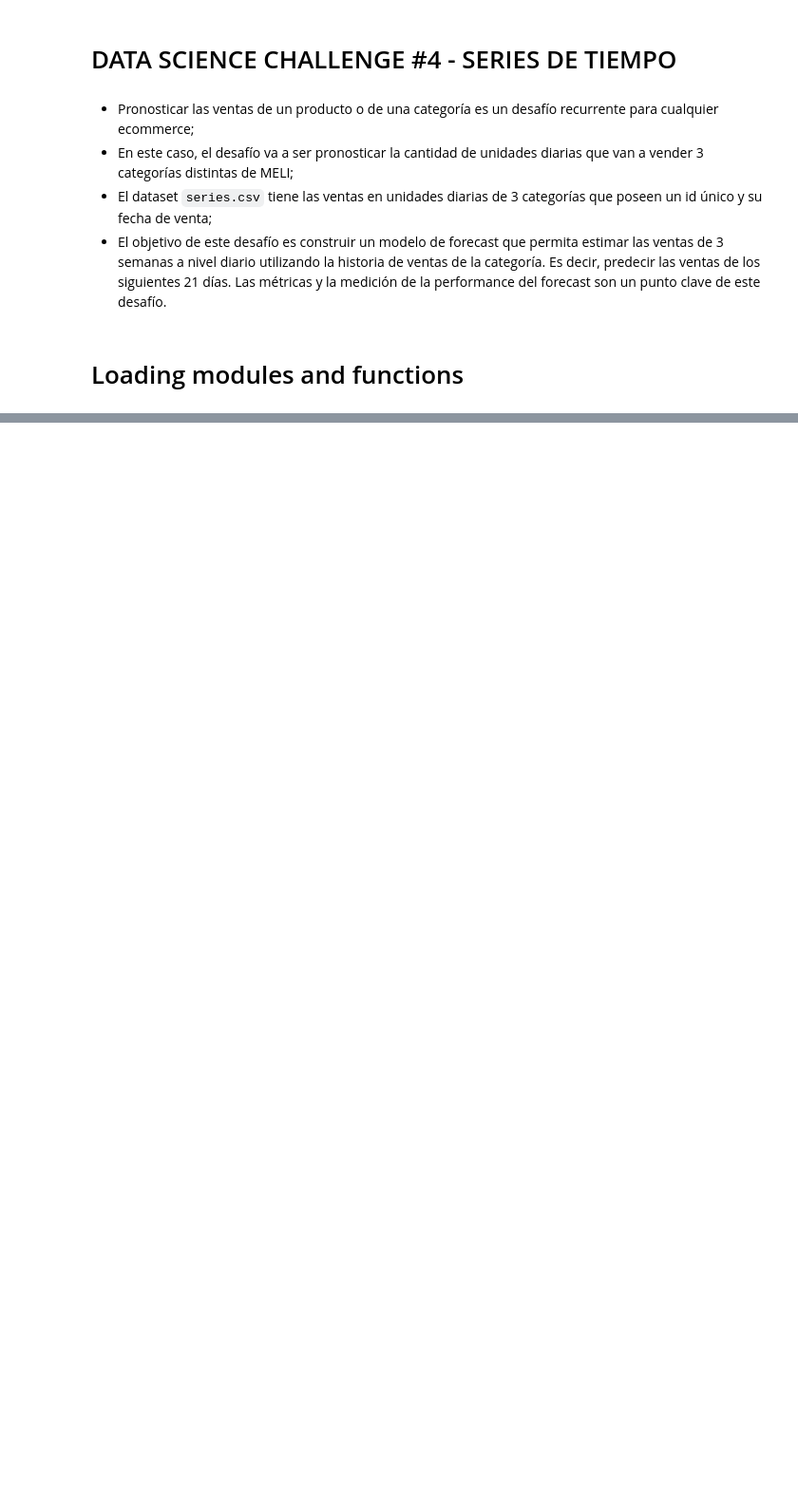
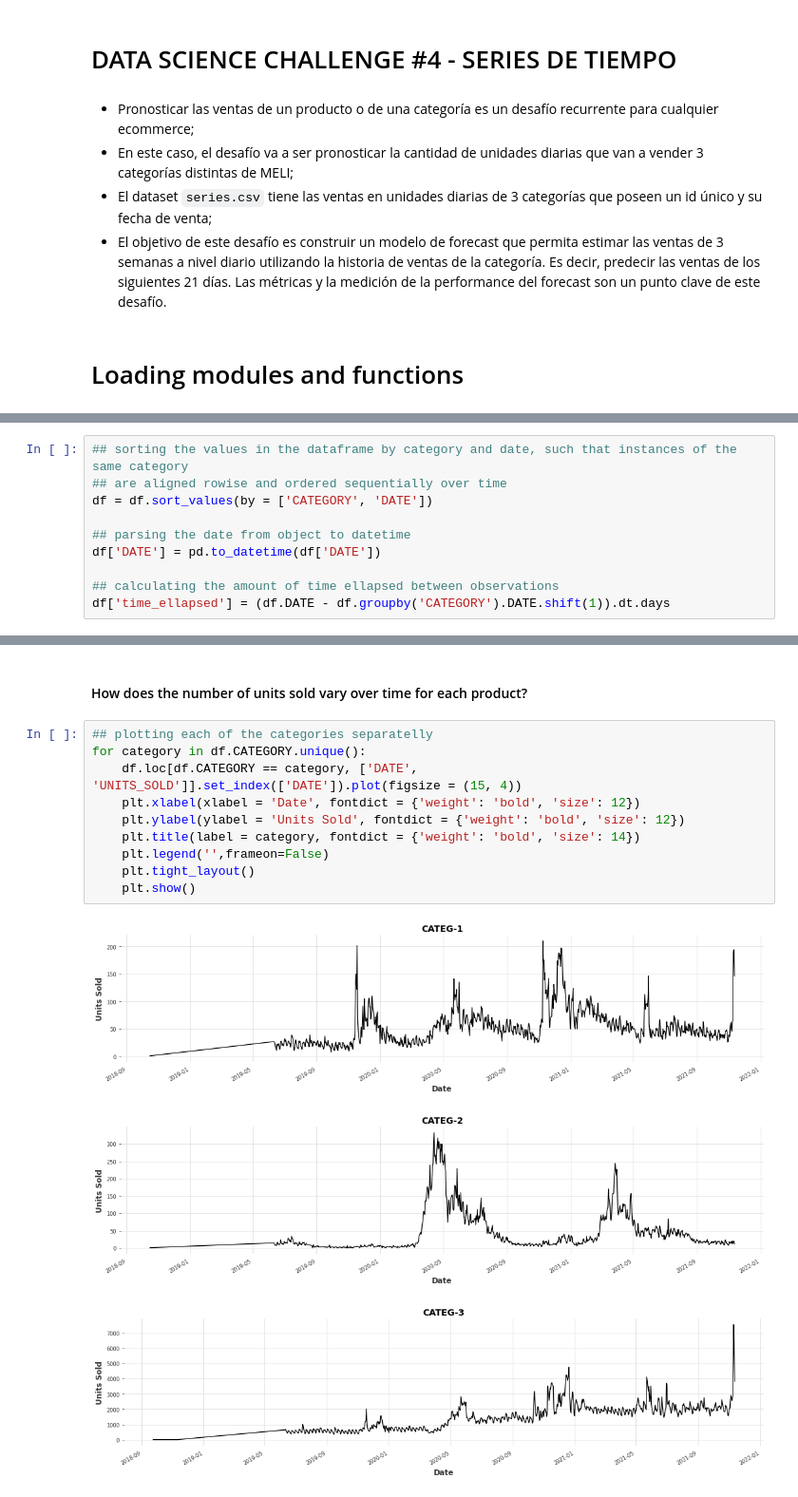
Before and after one commit to nacmarino/meli, a Jupyter notebook: src/DS Challenge #4 - Series de tiempo.ipynb, the cells around one changed output, grey strips where cells are left out. Shown at 95% size. Saved outputs shown, nothing was run; the diff lists cells and outputs as text; blank space fills up the shorter version.

```diff
--- a/src/DS Challenge #4 - Series de tiempo.ipynb
+++ b/src/DS Challenge #4 - Series de tiempo.ipynb
@@ -15,0 +25,10 @@ df = pd.read_csv(filepath_or_buffer = '../data/series.csv')
+# %%
+## sorting the values in the dataframe by category and date, such that instances of the same category
+## are aligned rowise and ordered sequentially over time
+df = df.sort_values(by = ['CATEGORY', 'DATE'])
+
+## parsing the date from object to datetime
+df['DATE'] = pd.to_datetime(df['DATE'])
+
+## calculating the amount of time ellapsed between observations
+df['time_ellapsed'] = (df.DATE - df.groupby('CATEGORY').DATE.shift(1)).dt.days
@@ -15,0 +50,16 @@ df = pd.read_csv(filepath_or_buffer = '../data/series.csv')
+# %% [markdown]
+#### How does the number of units sold vary over time for each product?
+# %%
+## plotting each of the categories separatelly
+for category in df.CATEGORY.unique():
+    df.loc[df.CATEGORY == category, ['DATE', 'UNITS_SOLD']].set_index(['DATE']).plot(figsize = (15, 4))
+    plt.xlabel(xlabel = 'Date', fontdict = {'weight': 'bold', 'size': 12})
+    plt.ylabel(ylabel = 'Units Sold', fontdict = {'weight': 'bold', 'size': 12})
+    plt.title(label = category, fontdict = {'weight': 'bold', 'size': 14})
+    plt.legend('',frameon=False)
+    plt.tight_layout()
+    plt.show()
+# %% [output]
+[figure, added]
+[figure, added]
+[figure, added]
```
Also changed, not shown: parts of 25 cells of this notebook.
